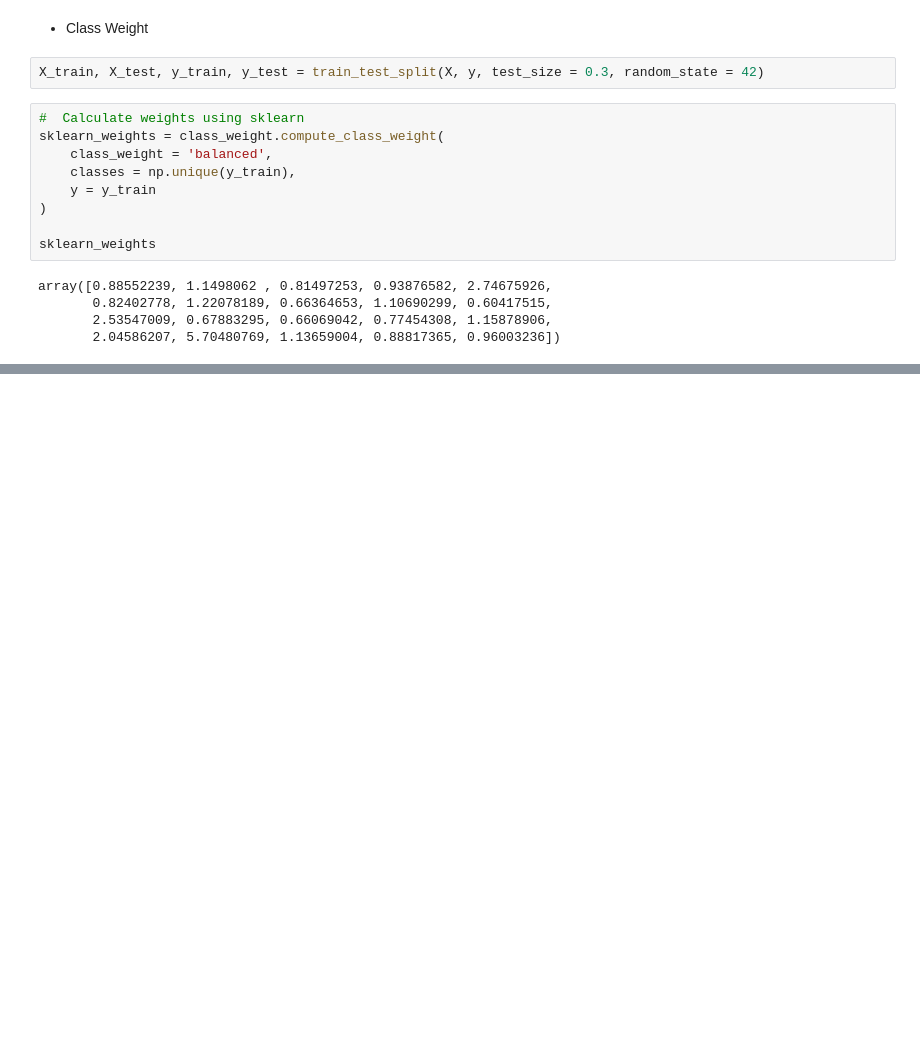
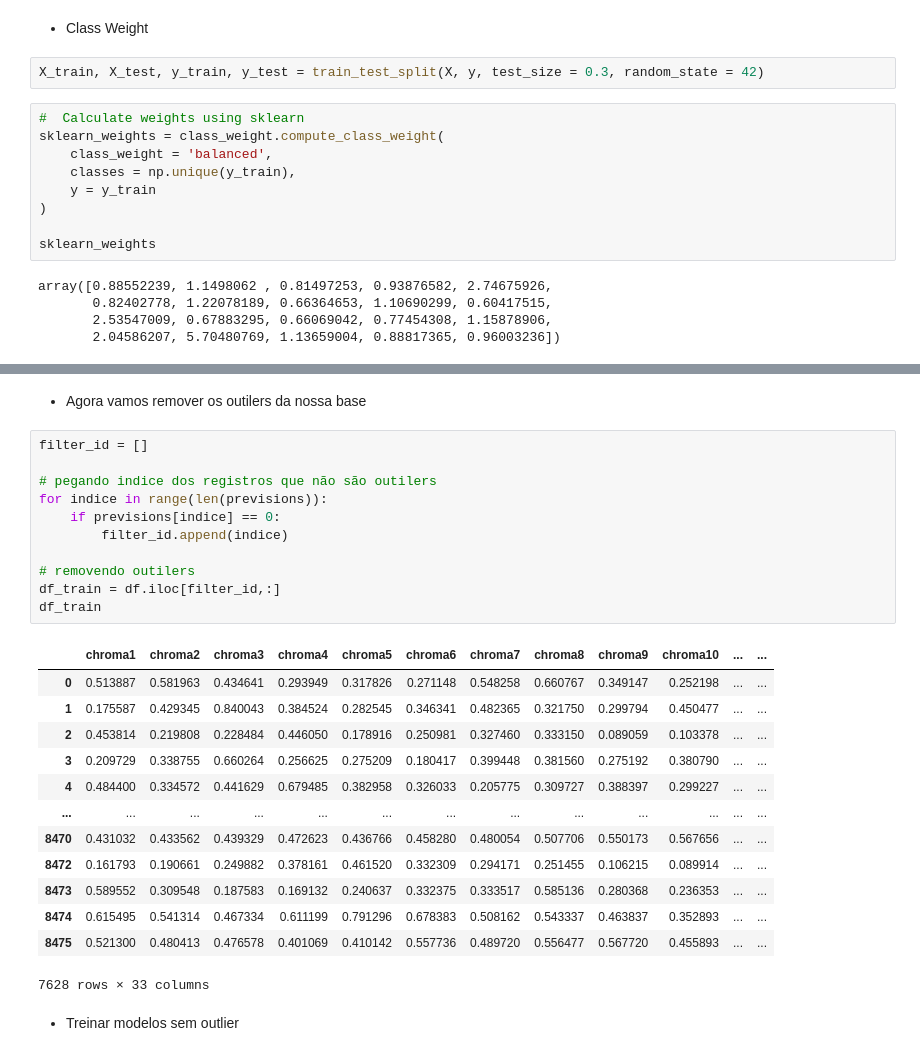
Before and after one commit to Douglas-cc/detected_instruments, a Jupyter notebook: experiments/modeling.ipynb, the cells around one changed output, grey strips where cells are left out. Saved outputs shown, nothing was run; the diff lists cells and outputs as text; blank space fills up the shorter version.

```diff
--- a/experiments/modeling.ipynb
+++ b/experiments/modeling.ipynb
@@ -188,0 +246,29 @@ df['clusters'] = labels
+# %% [markdown]
+- Agora vamos remover os outilers da nossa base
+# %%
+filter_id = []
+
+# pegando indice dos registros que não são outilers
+for indice in range(len(previsions)):
+    if previsions[indice] == 0:
+        filter_id.append(indice)
+
+# removendo outilers
+df_train = df.iloc[filter_id,:]
+df_train
+# %% [output]
+|  | chroma1 | chroma2 | chroma3 | chroma4 | chroma5 | chroma6 | chroma7 | chroma8 | chroma9 | chroma10 | ... | ... |
+| 0 | 0.513887 | 0.581963 | 0.434641 | 0.293949 | 0.317826 | 0.271148 | 0.548258 | 0.660767 | 0.349147 | 0.252198 | ... | ... |
+| 1 | 0.175587 | 0.429345 | 0.840043 | 0.384524 | 0.282545 | 0.346341 | 0.482365 | 0.321750 | 0.299794 | 0.450477 | ... | ... |
+| 2 | 0.453814 | 0.219808 | 0.228484 | 0.446050 | 0.178916 | 0.250981 | 0.327460 | 0.333150 | 0.089059 | 0.103378 | ... | ... |
+| 3 | 0.209729 | 0.338755 | 0.660264 | 0.256625 | 0.275209 | 0.180417 | 0.399448 | 0.381560 | 0.275192 | 0.380790 | ... | ... |
+| 4 | 0.484400 | 0.334572 | 0.441629 | 0.679485 | 0.382958 | 0.326033 | 0.205775 | 0.309727 | 0.388397 | 0.299227 | ... | ... |
+| ... | ... | ... | ... | ... | ... | ... | ... | ... | ... | ... | ... | ... |
+| 8470 | 0.431032 | 0.433562 | 0.439329 | 0.472623 | 0.436766 | 0.458280 | 0.480054 | 0.507706 | 0.550173 | 0.567656 | ... | ... |
+| 8472 | 0.161793 | 0.190661 | 0.249882 | 0.378161 | 0.461520 | 0.332309 | 0.294171 | 0.251455 | 0.106215 | 0.089914 | ... | ... |
+| 8473 | 0.589552 | 0.309548 | 0.187583 | 0.169132 | 0.240637 | 0.332375 | 0.333517 | 0.585136 | 0.280368 | 0.236353 | ... | ... |
+| 8474 | 0.615495 | 0.541314 | 0.467334 | 0.611199 | 0.791296 | 0.678383 | 0.508162 | 0.543337 | 0.463837 | 0.352893 | ... | ... |
+| 8475 | 0.521300 | 0.480413 | 0.476578 | 0.401069 | 0.410142 | 0.557736 | 0.489720 | 0.556477 | 0.567720 | 0.455893 | ... | ... |
+7628 rows × 33 columns
+# %% [markdown]
+- Treinar modelos sem outlier
```
Also changed, not shown: parts of 20 cells of this notebook.
